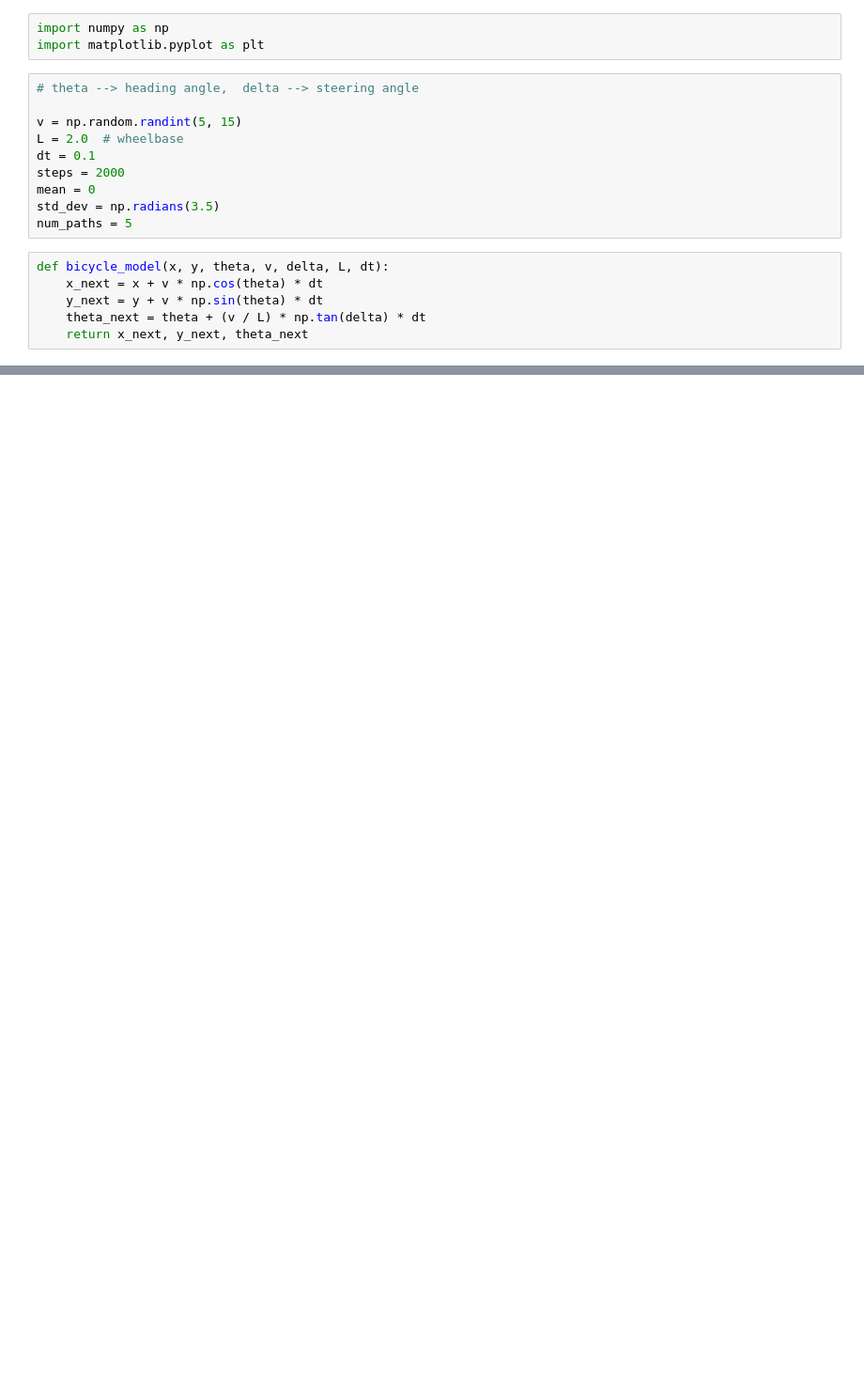
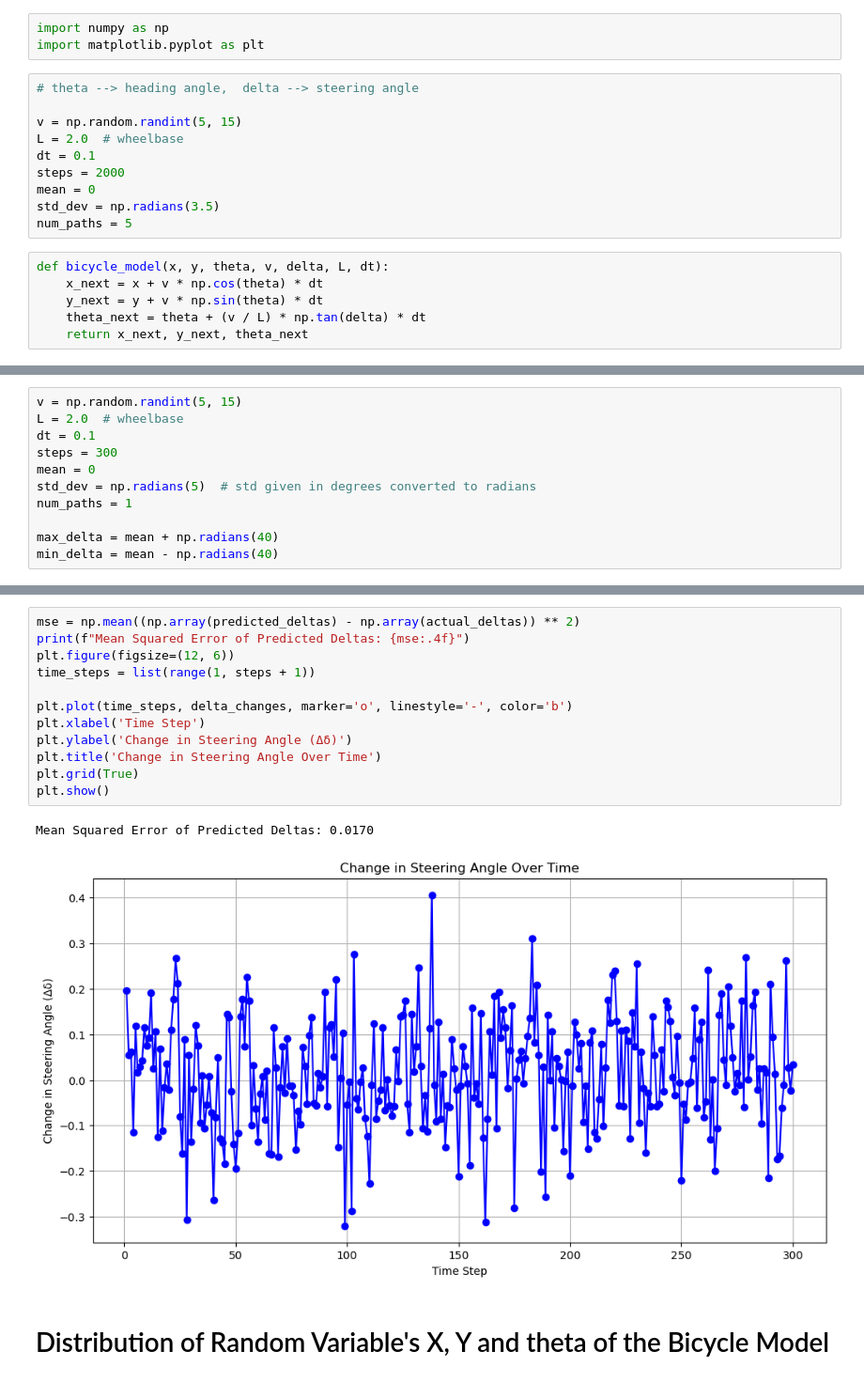
Before and after one commit to adityaastro2004/Estimating-Uncertainty, a Jupyter notebook: Aditya Raj Jain/Bicycle Model.ipynb, the cells around one changed output, grey strips where cells are left out. Shown: that part at 94% size. Saved outputs shown, nothing was run; the diff lists cells and outputs as text; blank space fills up the shorter version.

```diff
--- a/Aditya Raj Jain/Bicycle Model.ipynb
+++ b/Aditya Raj Jain/Bicycle Model.ipynb
@@ -43,0 +48,11 @@ plt.show()
+# %%
+v = np.random.randint(5, 15)
+L = 2.0  # wheelbase
+dt = 0.1
+steps = 300
+mean = 0
+std_dev = np.radians(5)  # std given in degrees converted to radians
+num_paths = 1
+
+max_delta = mean + np.radians(40)
+min_delta = mean - np.radians(40)
@@ -43,0 +121,17 @@ plt.show()
+# %%
+mse = np.mean((np.array(predicted_deltas) - np.array(actual_deltas)) ** 2)
+print(f"Mean Squared Error of Predicted Deltas: {mse:.4f}")
+plt.figure(figsize=(12, 6))
+time_steps = list(range(1, steps + 1))
+
+plt.plot(time_steps, delta_changes, marker='o', linestyle='-', color='b')
+plt.xlabel('Time Step')
+plt.ylabel('Change in Steering Angle (Δδ)')
+plt.title('Change in Steering Angle Over Time')
+plt.grid(True)
+plt.show()
+# %% [output]
+Mean Squared Error of Predicted Deltas: 0.0170
+[figure, added]
+# %% [markdown]
+# Distribution of Random Variable's X, Y and theta of the Bicycle Model
```
Also changed, not shown: parts of 8 cells of this notebook, 2 other files.
